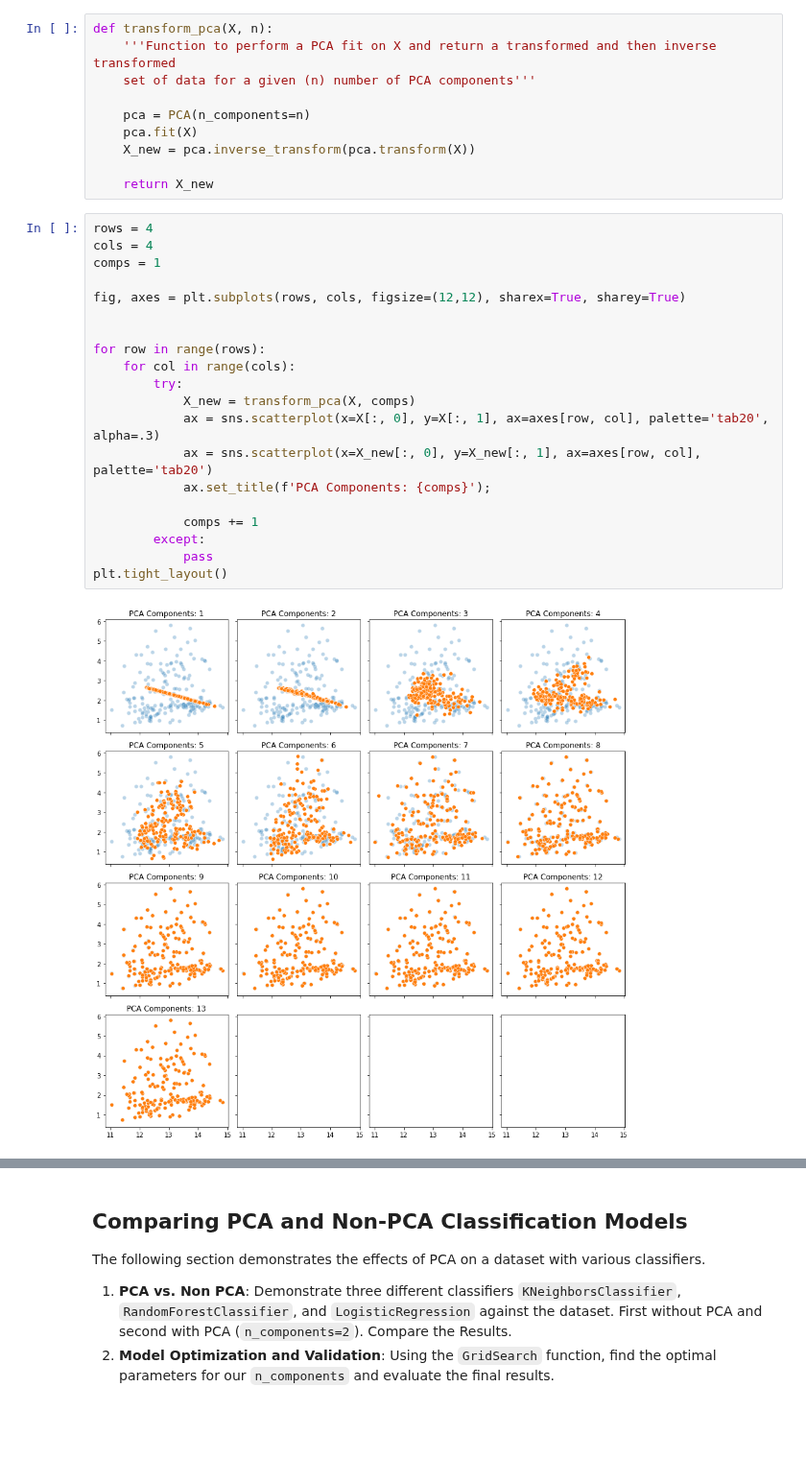
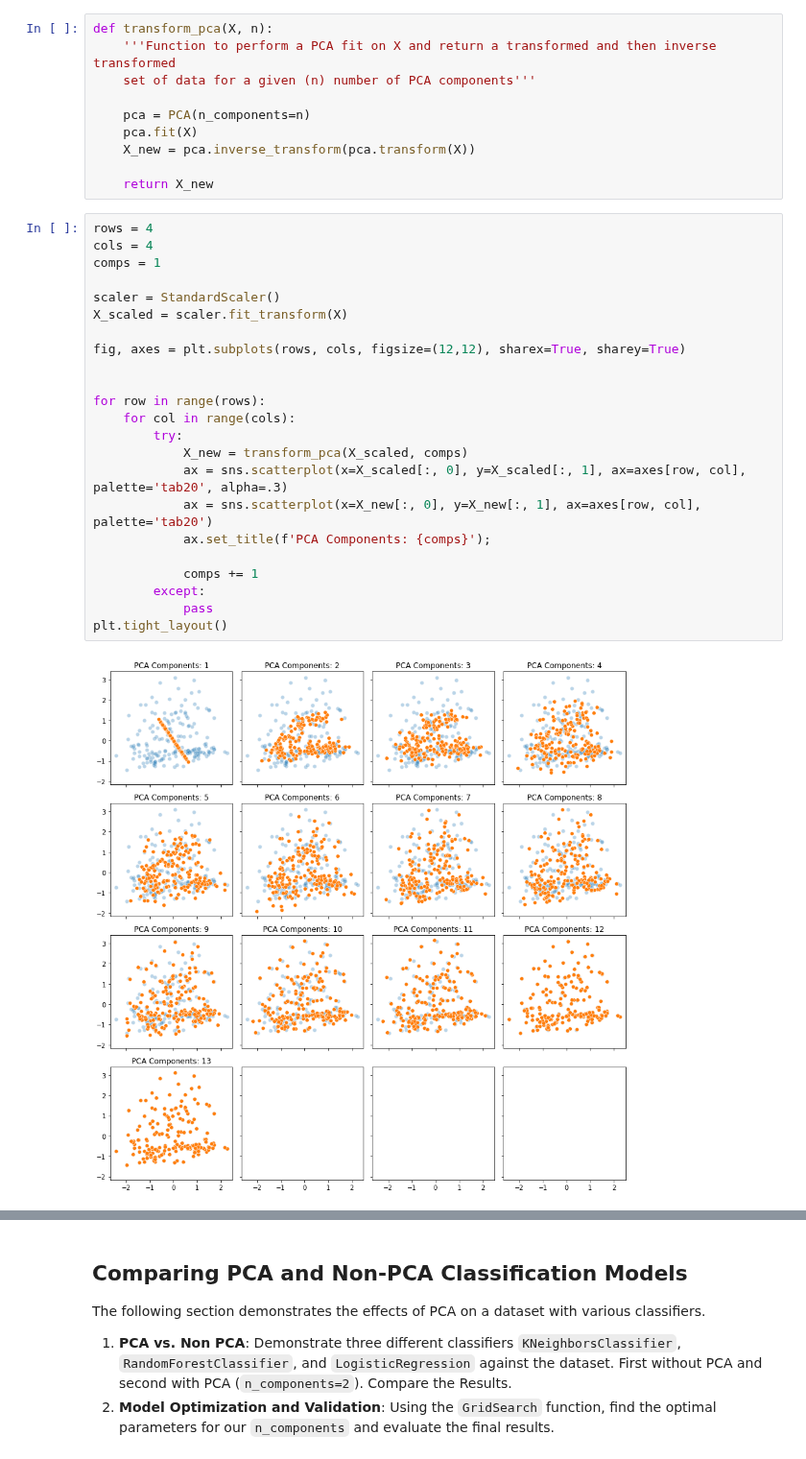
Before and after one commit to broepke/DATA110, a Jupyter notebook: Week 12/DATA110-Week12-broepke-Part-2.ipynb, the cells around one changed output, grey strips where cells are left out. Shown at 96% size. Drawn from its saved outputs; the diff is of its cells as text; blank space fills up the shorter version.

```diff
--- a/Week 12/DATA110-Week12-broepke-Part-2.ipynb
+++ b/Week 12/DATA110-Week12-broepke-Part-2.ipynb
@@ -181,22 +177,25 @@ def transform_pca(X, n):
 # %%
 rows = 4
 cols = 4
 comps = 1
+
+scaler = StandardScaler()
+X_scaled = scaler.fit_transform(X)
 
 fig, axes = plt.subplots(rows, cols, figsize=(12,12), sharex=True, sharey=True)
 
 
 for row in range(rows):
     for col in range(cols):
         try:
-            X_new = transform_pca(X, comps)
-            ax = sns.scatterplot(x=X[:, 0], y=X[:, 1], ax=axes[row, col], palette='tab20', alpha=.3)
+            X_new = transform_pca(X_scaled, comps)
+            ax = sns.scatterplot(x=X_scaled[:, 0], y=X_scaled[:, 1], ax=axes[row, col], palette='tab20', alpha=.3)
             ax = sns.scatterplot(x=X_new[:, 0], y=X_new[:, 1], ax=axes[row, col], palette='tab20')
             ax.set_title(f'PCA Components: {comps}');
 
             comps += 1
         except:
             pass
 plt.tight_layout()
 # %% [output]
-[figure, old version]
+[figure, new version]
```
Also changed, not shown: parts of 23 cells of this notebook, 5 other files.
